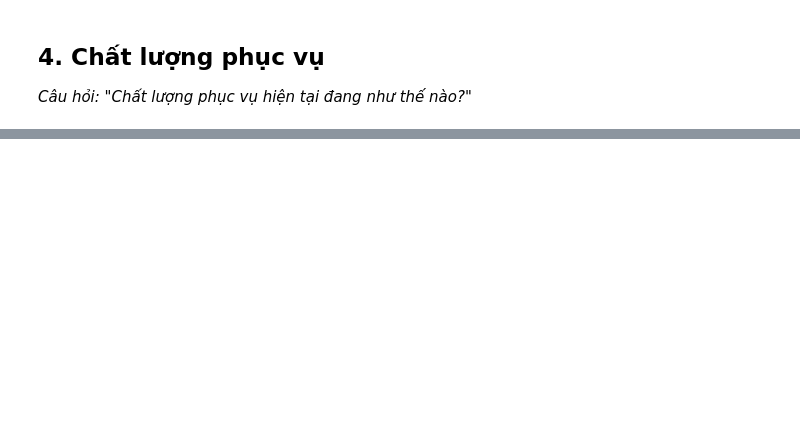
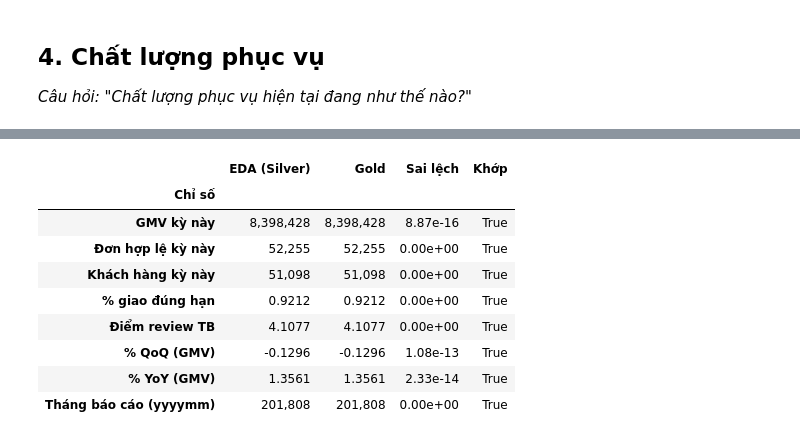
Before and after one commit to ManhHaHuy06/Nhom1_IT5425_172914__E-Commerce, a Jupyter notebook: olist-eda/eda/01_executive_overview.ipynb, the cells around one changed output, grey strips where cells are left out. Cells and saved outputs as stored; diff of their text form; code cells hidden in the pictures; blank space fills up the shorter version.

```diff
--- a/olist-eda/eda/executive_overview.ipynb
+++ b/olist-eda/eda/01_executive_overview.ipynb
@@ -360,0 +406,34 @@ So sánh cùng kỳ 01–08/2017 và 01–08/2018 (đơn hợp lệ):
+# %%
+import os
+G = "iceberg.gold.fact_order_summary"
+gcur, gq, gpq = (gold_period_where(w) for w in (P.cur, P.qtd, P.pqtd))
+eda = q(f"""SELECT sum(gmv) AS gmv, count(*) AS orders, count(DISTINCT customer_key) AS customers,
+                     1 - avg(is_late) AS on_time, avg(review_score) AS review FROM sales WHERE {P.cur}""").iloc[0]
+# Trino 440: dùng sum(CASE WHEN …) thay cho FILTER (WHERE …) (lỗi DictionaryBlock)
+growth = lambda col, a, b: f"sum(CASE WHEN {a} THEN {col} END) / sum(CASE WHEN {b} THEN {col} END) - 1"
+eda_q = scalar(f"SELECT {growth('gmv', P.qtd, P.pqtd)} FROM sales")
+eda_y = scalar(f"SELECT {growth('gmv', P.cur, P.prev)} FROM sales")
+checks = [
+    ("GMV kỳ này", eda.gmv, f"SELECT sum(order_gmv) FROM {G} WHERE is_valid = 1 AND {gcur}"),
+    ("Đơn hợp lệ kỳ này", eda.orders, f"SELECT count(*) FROM {G} WHERE is_valid = 1 AND {gcur}"),
+    ("Khách hàng kỳ này", eda.customers, f"SELECT count(DISTINCT customer_key) FROM {G} WHERE is_valid = 1 AND {gcur}"),
+    ("% giao đúng hạn", eda.on_time, f"SELECT 1 - avg(is_late) FROM {G} WHERE is_valid = 1 AND {gcur}"),
+    ("Điểm review TB", eda.review, f"SELECT avg(review_score) FROM {G} WHERE is_valid = 1 AND {gcur}"),
+    ("% QoQ (GMV)", eda_q, f"SELECT {growth('order_gmv', gq, gpq)} FROM {G} WHERE is_valid = 1"),
+    ("% YoY (GMV)", eda_y, f"SELECT {growth('order_gmv', gcur, gold_period_where(P.prev))} FROM {G} WHERE is_valid = 1"),
+]
+if not (os.getenv("REPORT_START") or os.getenv("REPORT_END")):
+    checks.append(("Tháng báo cáo (yyyymm)", P.end.year * 100 + P.end.month,
+                   "SELECT report_year * 100 + report_month FROM iceberg.gold.report_period"))
+reconcile(checks)
+# %% [output]
+|  | EDA (Silver) | Gold | Sai lệch | Khớp |
+| Chỉ số |  |  |  |  |
+| GMV kỳ này | 8,398,428 | 8,398,428 | 8.87e-16 | True |
+| Đơn hợp lệ kỳ này | 52,255 | 52,255 | 0.00e+00 | True |
+| Khách hàng kỳ này | 51,098 | 51,098 | 0.00e+00 | True |
+| % giao đúng hạn | 0.9212 | 0.9212 | 0.00e+00 | True |
+| Điểm review TB | 4.1077 | 4.1077 | 0.00e+00 | True |
+| % QoQ (GMV) | -0.1296 | -0.1296 | 1.08e-13 | True |
+| % YoY (GMV) | 1.3561 | 1.3561 | 2.33e-14 | True |
+| Tháng báo cáo (yyyymm) | 201,808 | 201,808 | 0.00e+00 | True |
```
Also changed, not shown: parts of 18 cells of this notebook, 18 other files.
